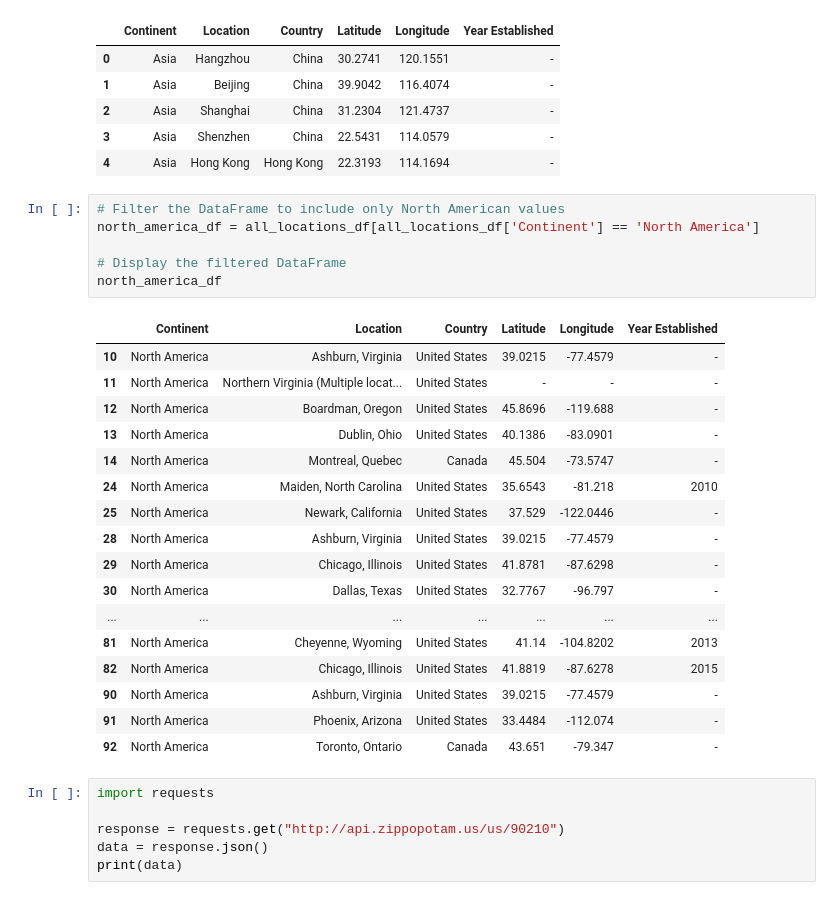
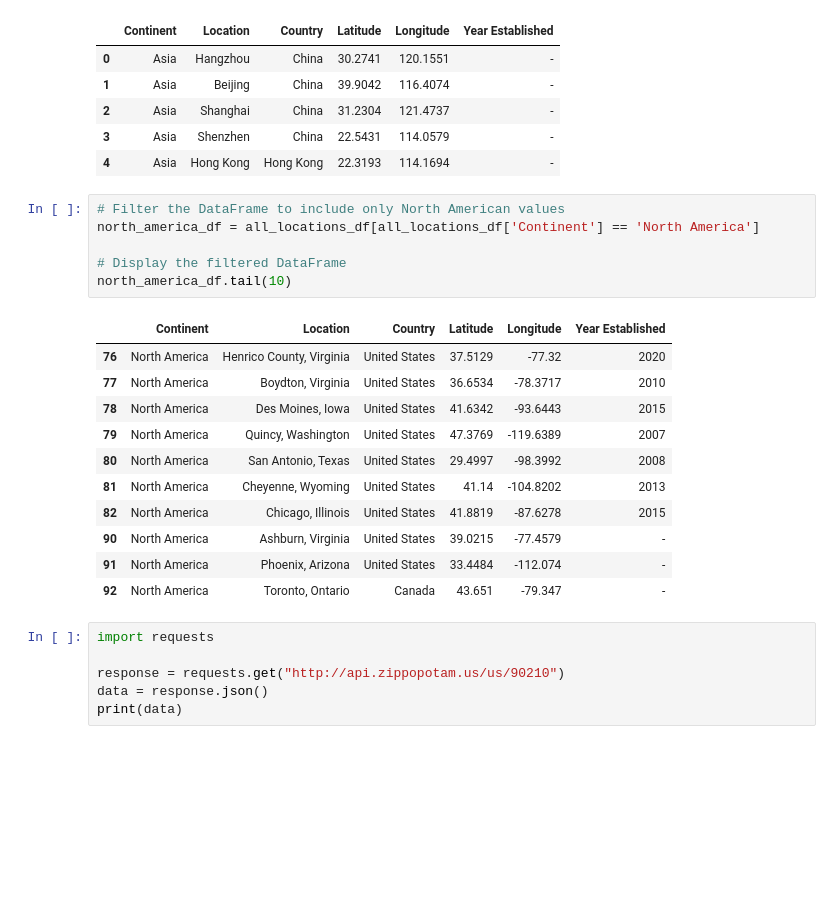
Before and after one commit to deryk96/energy-and-ai, a Jupyter notebook: ZIP Production.ipynb, the cells around one changed output. Saved outputs shown, nothing was run; the diff lists cells and outputs as text; blank space fills up the shorter version.

```diff
--- a/ZIP Production.ipynb
+++ b/ZIP Production.ipynb
@@ -128,22 +128,16 @@ all_locations_df.head()
 # %%
 # Filter the DataFrame to include only North American values
 north_america_df = all_locations_df[all_locations_df['Continent'] == 'North America']
 
 # Display the filtered DataFrame
-north_america_df
+north_america_df.tail(10)
 # %% [output]
 |  | Continent | Location | Country | Latitude | Longitude | Year Established |
-| 10 | North America | Ashburn, Virginia | United States | 39.0215 | -77.4579 | - |
-| 11 | North America | Northern Virginia (Multiple locat... | United States | - | - | - |
-| 12 | North America | Boardman, Oregon | United States | 45.8696 | -119.688 | - |
-| 13 | North America | Dublin, Ohio | United States | 40.1386 | -83.0901 | - |
-| 14 | North America | Montreal, Quebec | Canada | 45.504 | -73.5747 | - |
-| 24 | North America | Maiden, North Carolina | United States | 35.6543 | -81.218 | 2010 |
-| 25 | North America | Newark, California | United States | 37.529 | -122.0446 | - |
-| 28 | North America | Ashburn, Virginia | United States | 39.0215 | -77.4579 | - |
-| 29 | North America | Chicago, Illinois | United States | 41.8781 | -87.6298 | - |
-| 30 | North America | Dallas, Texas | United States | 32.7767 | -96.797 | - |
-| ... | ... | ... | ... | ... | ... | ... |
+| 76 | North America | Henrico County, Virginia | United States | 37.5129 | -77.32 | 2020 |
+| 77 | North America | Boydton, Virginia | United States | 36.6534 | -78.3717 | 2010 |
+| 78 | North America | Des Moines, Iowa | United States | 41.6342 | -93.6443 | 2015 |
+| 79 | North America | Quincy, Washington | United States | 47.3769 | -119.6389 | 2007 |
+| 80 | North America | San Antonio, Texas | United States | 29.4997 | -98.3992 | 2008 |
 | 81 | North America | Cheyenne, Wyoming | United States | 41.14 | -104.8202 | 2013 |
 | 82 | North America | Chicago, Illinois | United States | 41.8819 | -87.6278 | 2015 |
 | 90 | North America | Ashburn, Virginia | United States | 39.0215 | -77.4579 | - |
```
Also changed, not shown: parts of 6 cells of this notebook, 1 other file.
